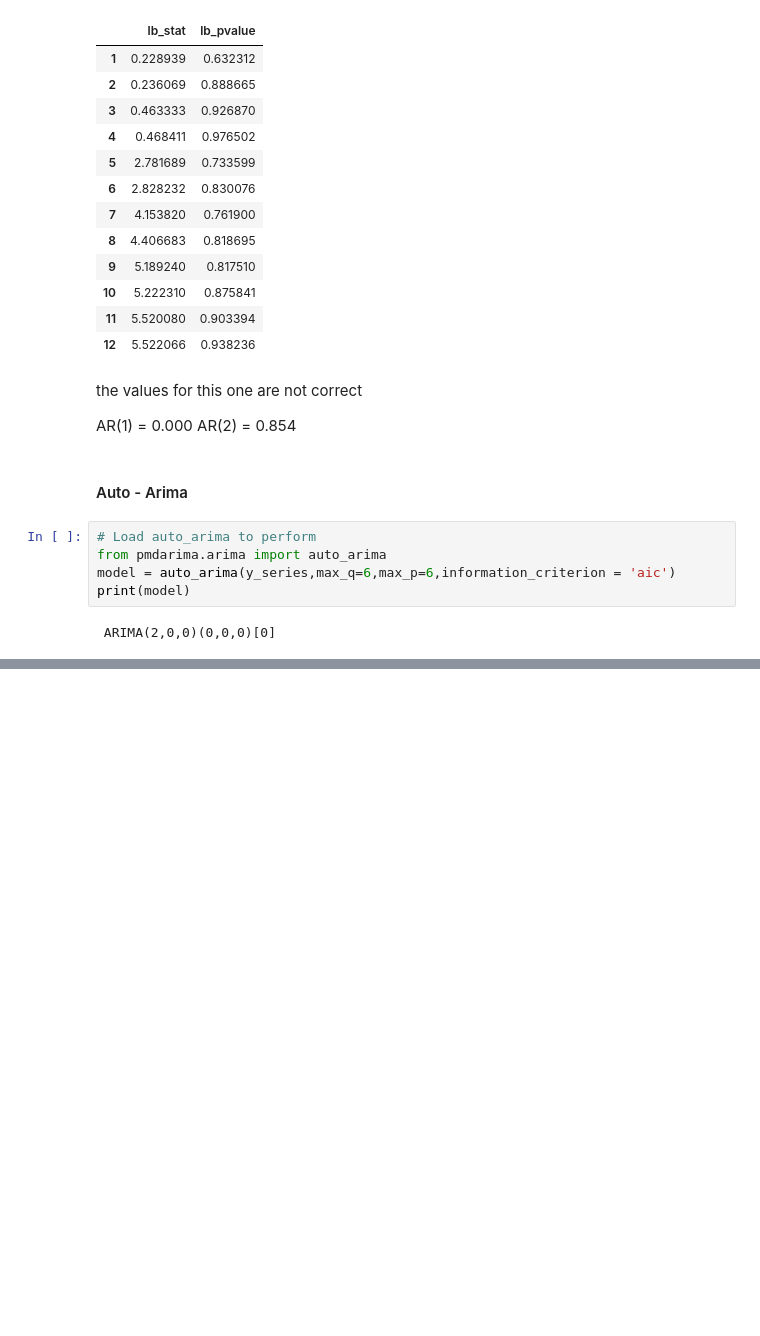
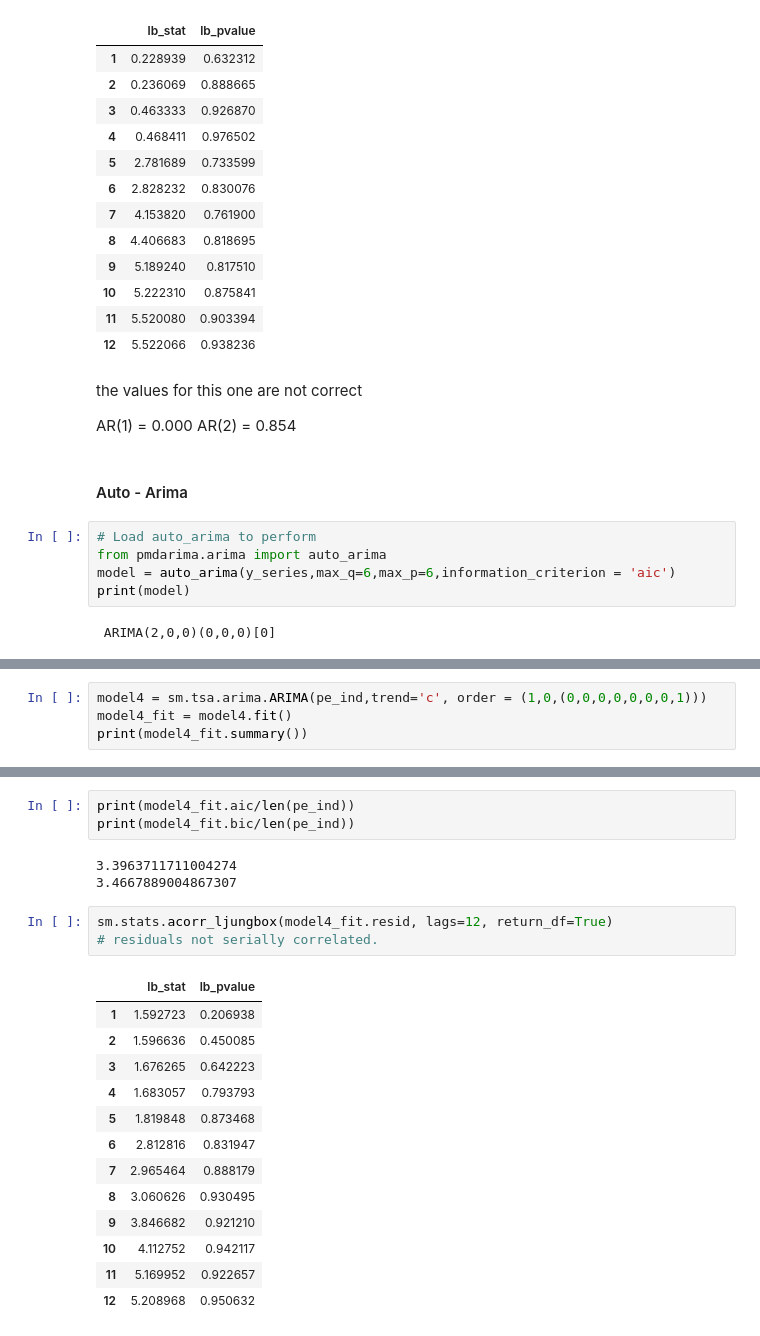
Before and after one commit to goncalosilvame/mf_forecasting, a Jupyter notebook: Module 3 - Questions.ipynb, the cells around one changed output, grey strips where cells are left out. Saved outputs shown, nothing was run; the diff lists cells and outputs as text; blank space fills up the shorter version.

```diff
--- a/Module 3 - Questions.ipynb
+++ b/Module 3 - Questions.ipynb
@@ -613,0 +741,4 @@ NameError: name 'bic' is not defined
+# %%
+model4 = sm.tsa.arima.ARIMA(pe_ind,trend='c', order = (1,0,(0,0,0,0,0,0,0,1)))
+model4_fit = model4.fit()
+print(model4_fit.summary())
@@ -613,0 +763,23 @@ NameError: name 'bic' is not defined
+# %%
+print(model4_fit.aic/len(pe_ind))
+print(model4_fit.bic/len(pe_ind))
+# %% [output]
+3.3963711711004274
+3.4667889004867307
+# %%
+sm.stats.acorr_ljungbox(model4_fit.resid, lags=12, return_df=True)
+# residuals not serially correlated.
+# %% [output]
+|  | lb_stat | lb_pvalue |
+| 1 | 1.592723 | 0.206938 |
+| 2 | 1.596636 | 0.450085 |
+| 3 | 1.676265 | 0.642223 |
+| 4 | 1.683057 | 0.793793 |
+| 5 | 1.819848 | 0.873468 |
+| 6 | 2.812816 | 0.831947 |
+| 7 | 2.965464 | 0.888179 |
+| 8 | 3.060626 | 0.930495 |
+| 9 | 3.846682 | 0.921210 |
+| 10 | 4.112752 | 0.942117 |
+| 11 | 5.169952 | 0.922657 |
+| 12 | 5.208968 | 0.950632 |
```
Also changed, not shown: parts of 24 cells of this notebook.
